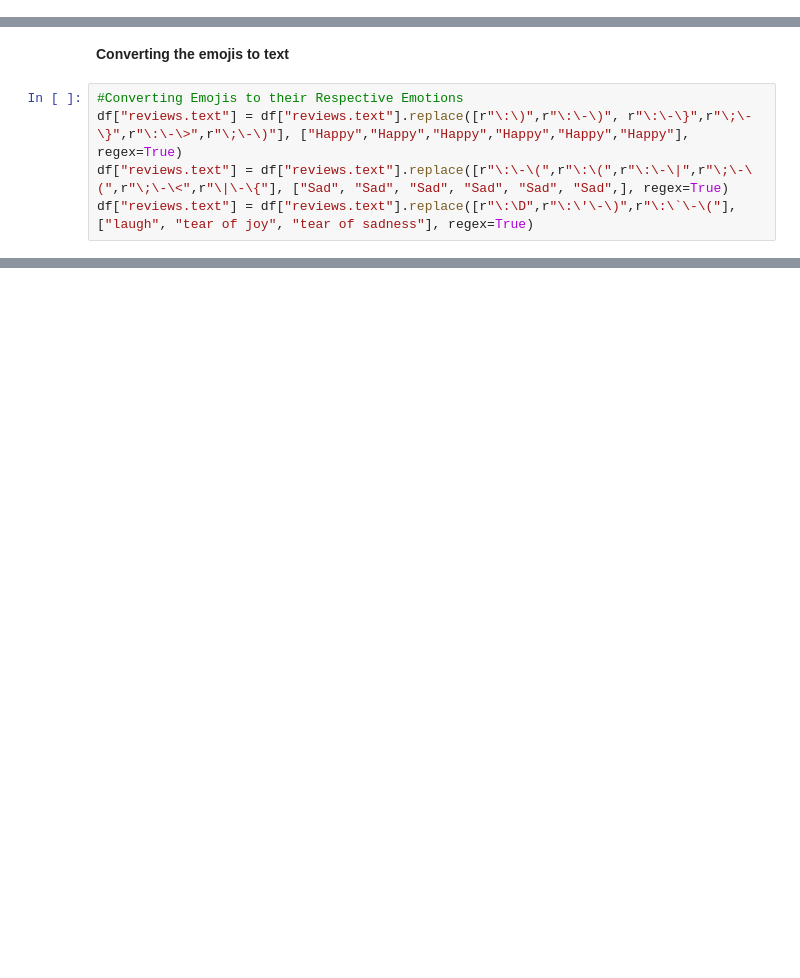
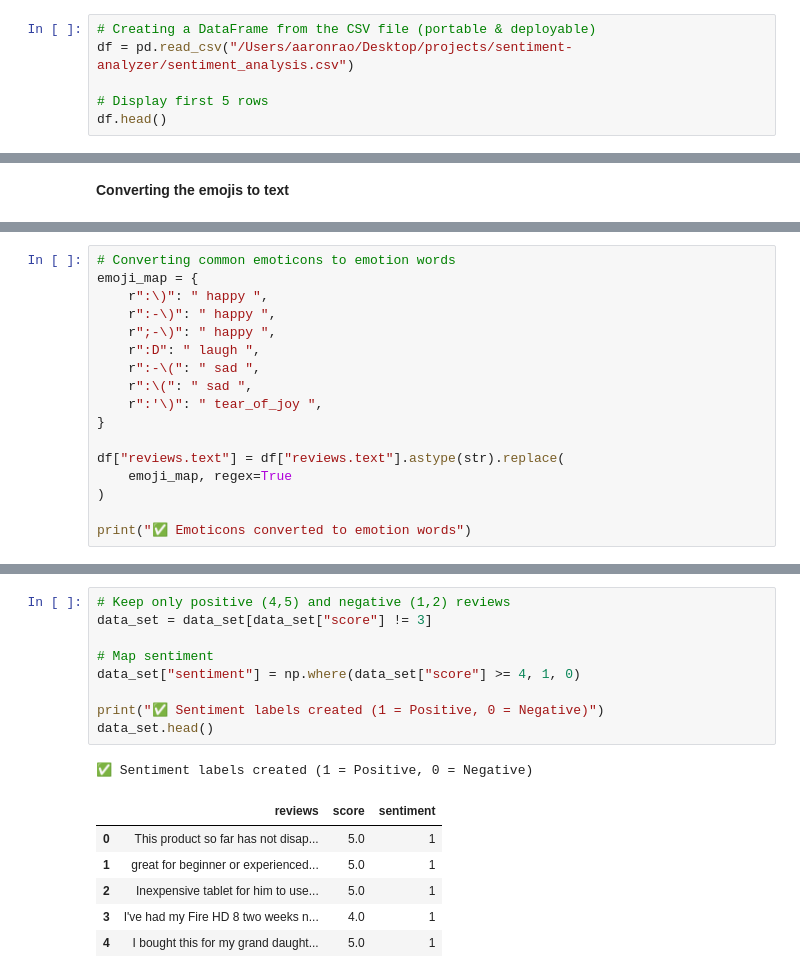
Before and after one commit to Aaronrao989/sentiment-analyzer, a Jupyter notebook: models/amazon-reviews-sentiment-analysis-usng-naive-bayes-Copy1.ipynb, the cells around one changed output, grey strips where cells are left out. Drawn from its saved outputs; the diff is of its cells as text; blank space fills up the shorter version.

```diff
--- a/models/amazon-reviews-sentiment-analysis-usng-naive-bayes-Copy1.ipynb
+++ b/models/amazon-reviews-sentiment-analysis-usng-naive-bayes-Copy1.ipynb
@@ -60,0 +33,6 @@ Name: count, dtype: int64
+# %%
+# Creating a DataFrame from the CSV file (portable & deployable)
+df = pd.read_csv("/Users/aaronrao/Desktop/projects/sentiment-analyzer/sentiment_analysis.csv")
+
+# Display first 5 rows
+df.head()
@@ -61,7 +86,2 @@ Name: count, dtype: int64
 # %% [markdown]
 **Converting the emojis to text**
-# %%
-#Converting Emojis to their Respective Emotions
-df["reviews.text"] = df["reviews.text"].replace([r"\:\)",r"\:\-\)", r"\:\-\}",r"\;\-\}",r"\:\-\>",r"\;\-\)"], ["Happy","Happy","Happy","Happy","Happy","Happy"], regex=True)
-df["reviews.text"] = df["reviews.text"].replace([r"\:\-\(",r"\:\(",r"\:\-\|",r"\;\-\(",r"\;\-\<",r"\|\-\{"], ["Sad", "Sad", "Sad", "Sad", "Sad", "Sad",], regex=True)
-df["reviews.text"] = df["reviews.text"].replace([r"\:\D",r"\:\'\-\)",r"\:\`\-\("], ["laugh", "tear of joy", "tear of sadness"], regex=True)
@@ -319,0 +88,17 @@ Enter a review to analyze (or 'quit' to exit):  quit
+# %%
+# Converting common emoticons to emotion words
+emoji_map = {
+    r":\)": " happy ",
+    r":-\)": " happy ",
+    r";-\)": " happy ",
+    r":D": " laugh ",
+    r":-\(": " sad ",
+    r":\(": " sad ",
+    r":'\)": " tear_of_joy ",
+}
+
+df["reviews.text"] = df["reviews.text"].astype(str).replace(
+    emoji_map, regex=True
+)
+
+print("✅ Emoticons converted to emotion words")
@@ -319,0 +160,17 @@ Enter a review to analyze (or 'quit' to exit):  quit
+# %%
+# Keep only positive (4,5) and negative (1,2) reviews
+data_set = data_set[data_set["score"] != 3]
+
+# Map sentiment
+data_set["sentiment"] = np.where(data_set["score"] >= 4, 1, 0)
+
+print("✅ Sentiment labels created (1 = Positive, 0 = Negative)")
+data_set.head()
+# %% [output]
+✅ Sentiment labels created (1 = Positive, 0 = Negative)
+|  | reviews | score | sentiment |
+| 0 | This product so far has not disap... | 5.0 | 1 |
+| 1 | great for beginner or experienced... | 5.0 | 1 |
+| 2 | Inexpensive tablet for him to use... | 5.0 | 1 |
+| 3 | I've had my Fire HD 8 two weeks n... | 4.0 | 1 |
+| 4 | I bought this for my grand daught... | 5.0 | 1 |
```
Also changed, not shown: parts of 46 cells of this notebook, 10 other files.
